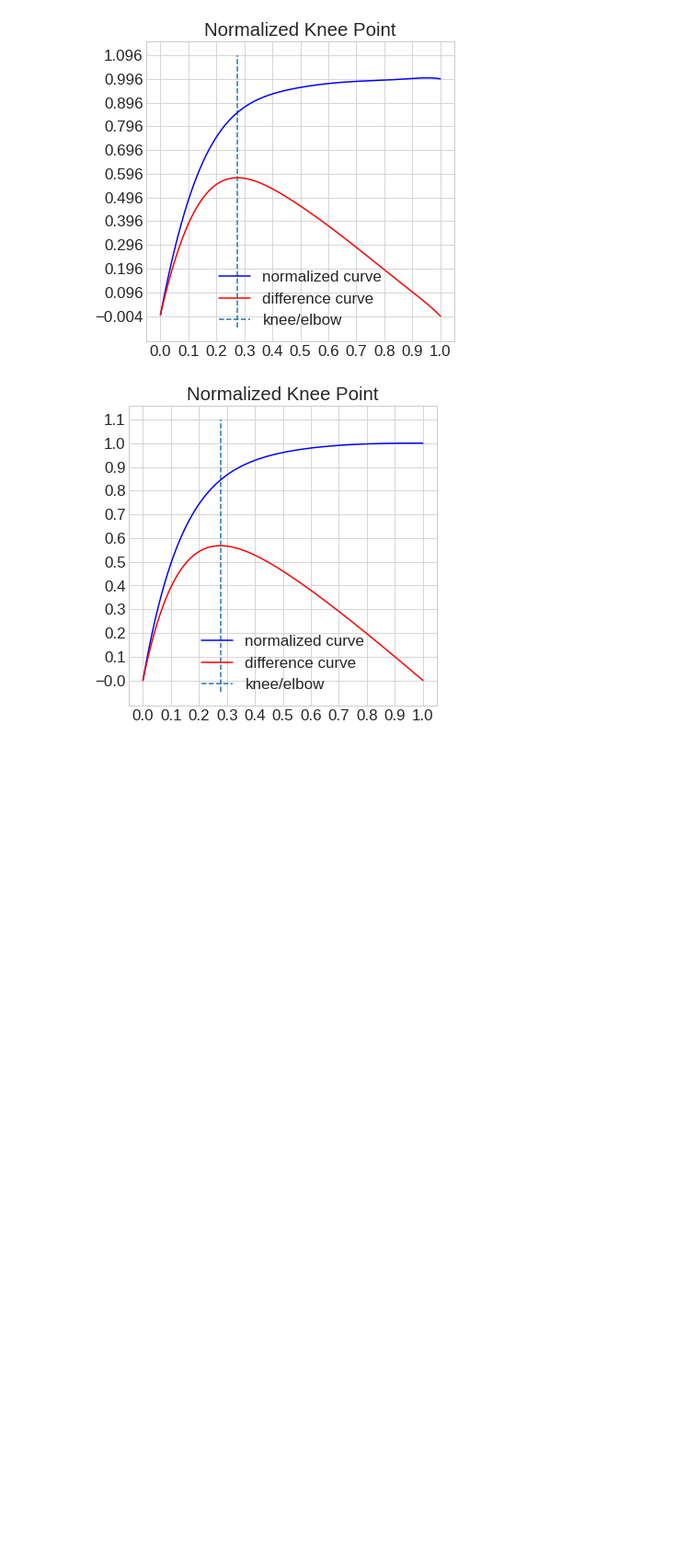
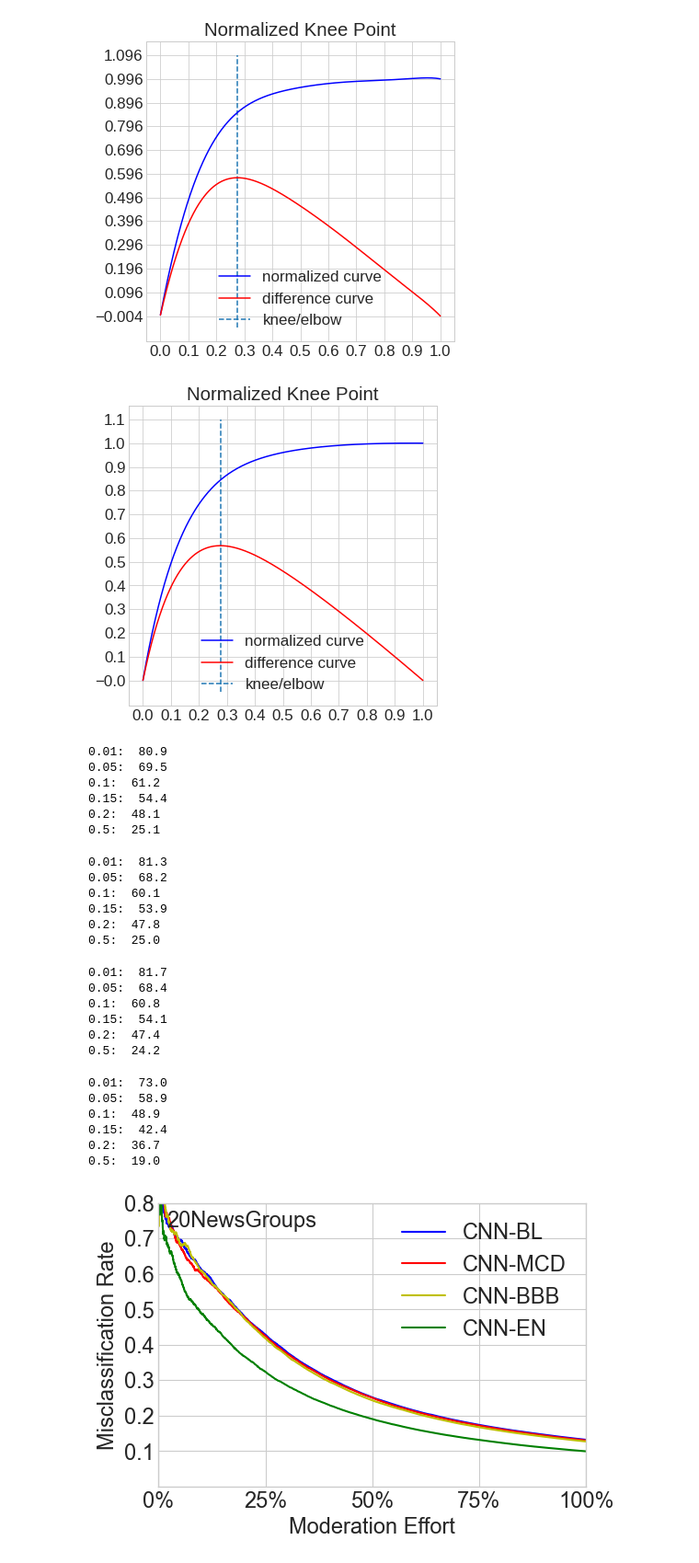
Before and after one commit to jsandersen/CMT, a Jupyter notebook: evaluation/NewsGroups_CCN1.ipynb, the cells around one changed output. Shown: that part at 92% size. Drawn from its saved outputs; the diff is of its cells as text; code cells hidden in the pictures; blank space fills up the shorter version.

```diff
--- a/evaluation/NewsGroups_CCN1.ipynb
+++ b/evaluation/NewsGroups_CCN1.ipynb
@@ -85,3 +85,77 @@ F1_Score  :  0.9845777777777778
 [figure]
 [figure]
 [figure]
+# %%
+import numpy as np
+
+import matplotlib.pyplot as plt
+plt.style.use('seaborn-whitegrid')
+plt.rc('font', size=17)
+plt.rcParams["figure.figsize"] = (6,4)
+
+for idx, v in enumerate(names):
+
+    data = []
+    dfs = dfs_all[idx]
+
+    mean = None
+    mean_rng = None
+
+    def ratio(array):
+        true_counts = [sum(array[:i+1]) for i in range(len(array))]
+        true_percentages = [(count / (i + 1)) * 100 for i, count in enumerate(true_counts)]
+        data.append(true_percentages)
+        mean = np.array(data).mean(axis=0)
+        return mean
+
+    for i, df in tqdm(enumerate(dfs)):
+        boolean_array = df.sort_values('u_lc', ascending=False)['defect'].values
+        mean = ratio(boolean_array)
+
+
+    for i in [0.01, 0.05, 0.1, 0.15, 0.2, 0.5]:
+        print(f"{i}: ", round(mean[int(len(df) * i)], 1))
+
+    plt.plot(np.linspace(0, 100, len(dfs[0])), mean / 100, color=colours[idx], label=label[idx],)
+
+
+# Diagramm anzeigen
+plt.yticks([.10, .20, .30, .40, .50, .6, .7, .8])
+
+# Achsenbeschriftungen und Legende hinzufügen
+plt.xlabel('Moderation Effort')
+plt.ylabel('Misclassification Rate')
+plt.legend()
+plt.xlim(0, 100)
+plt.xticks([0, 25, 50, 75, 100], ['0%', '25%', '50%', '75%', '100%'])
+plt.ylim(0, 0.8)
+plt.text(2, .732, '20NewsGroups')
+plt.savefig('ccn1_20ng_eff.pdf', bbox_inches='tight')
+
+plt.show()
+# %% [output]
+0.01:  80.9
+0.05:  69.5
+0.1:  61.2
+0.15:  54.4
+0.2:  48.1
+0.5:  25.1
+0.01:  81.3
+0.05:  68.2
+0.1:  60.1
+0.15:  53.9
+0.2:  47.8
+0.5:  25.0
+0.01:  81.7
+0.05:  68.4
+0.1:  60.8
+0.15:  54.1
+0.2:  47.4
+0.5:  24.2
+0.01:  73.0
+0.05:  58.9
+0.1:  48.9
+0.15:  42.4
+0.2:  36.7
+0.5:  19.0
+[figure, added]
```
Also changed, not shown: 18 other files.
